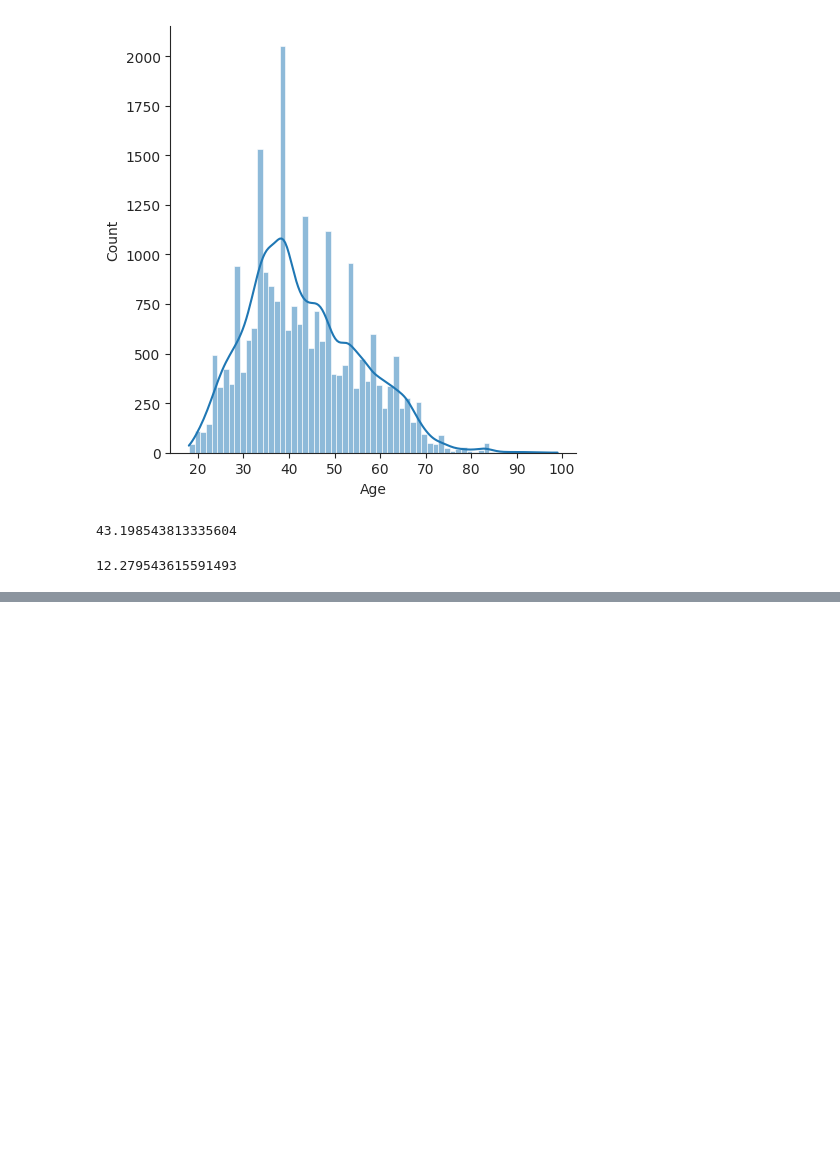
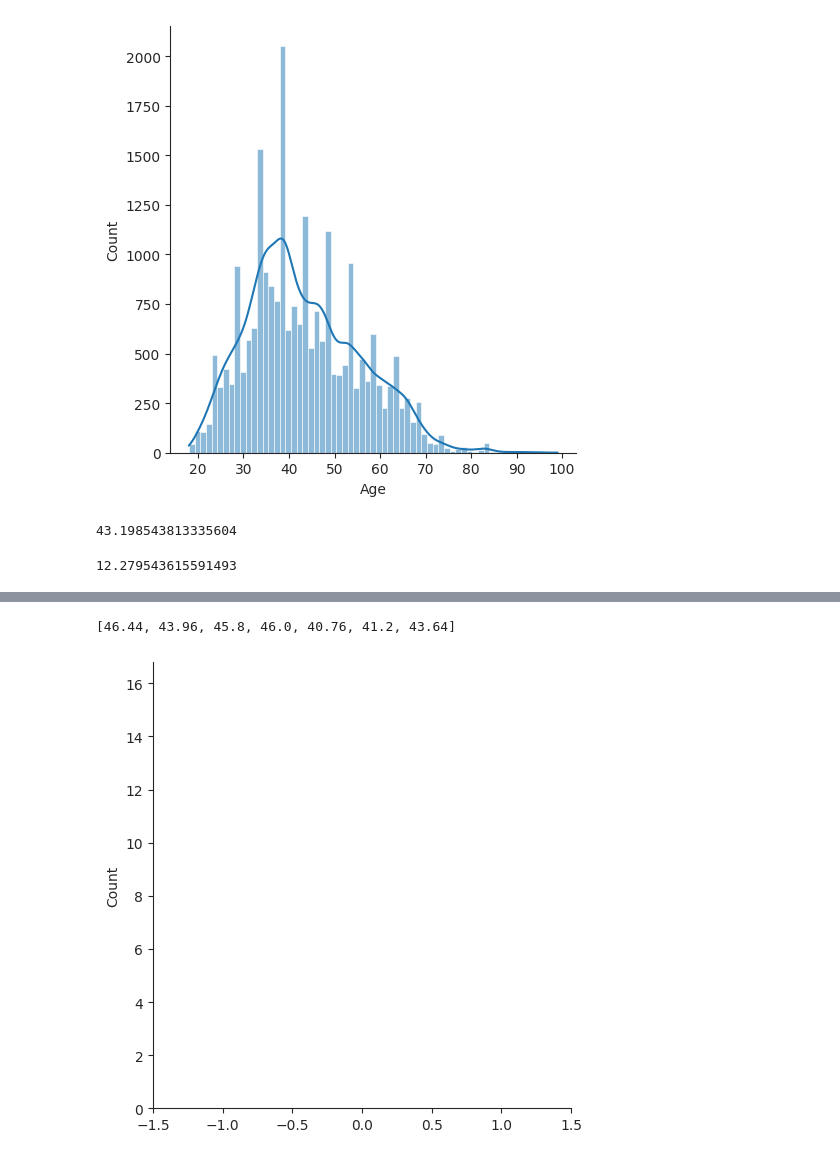
Before and after one commit to clothesstore024/Cloth-shop, a Jupyter notebook: cloth_shop.ipynb, the cells around one changed output, grey strips where cells are left out. Saved outputs shown, nothing was run; the diff lists cells and outputs as text; code cells hidden in the pictures; blank space fills up the shorter version.

```diff
--- a/cloth_shop.ipynb
+++ b/cloth_shop.ipynb
@@ -154,0 +155,7 @@ x2_sample.mean()
+# %%
+def sample_mean_calculator(input_dist, sample_size, n_samples):
+    sample_means = []
+    for i in range(n_samples):
+        sample = np.random.choice(input_dist, size=sample_size, replace=False)
+        sample_means.append(sample.mean())
+    return sample_means
@@ -154,0 +164,9 @@ x2_sample.mean()
+# %%
+xc
+# %% [output]
+[46.44, 43.96, 45.8, 46.0, 40.76, 41.2, 43.64]
+# %%
+sns.displot(sample_mean_calculator(df['Age'], 25, 70), color='green', kde=True)
+_ = plt.xlim(-1.5, 1.5)
+# %% [output]
+[figure, added]
```
Also changed, not shown: parts of 26 cells of this notebook.
